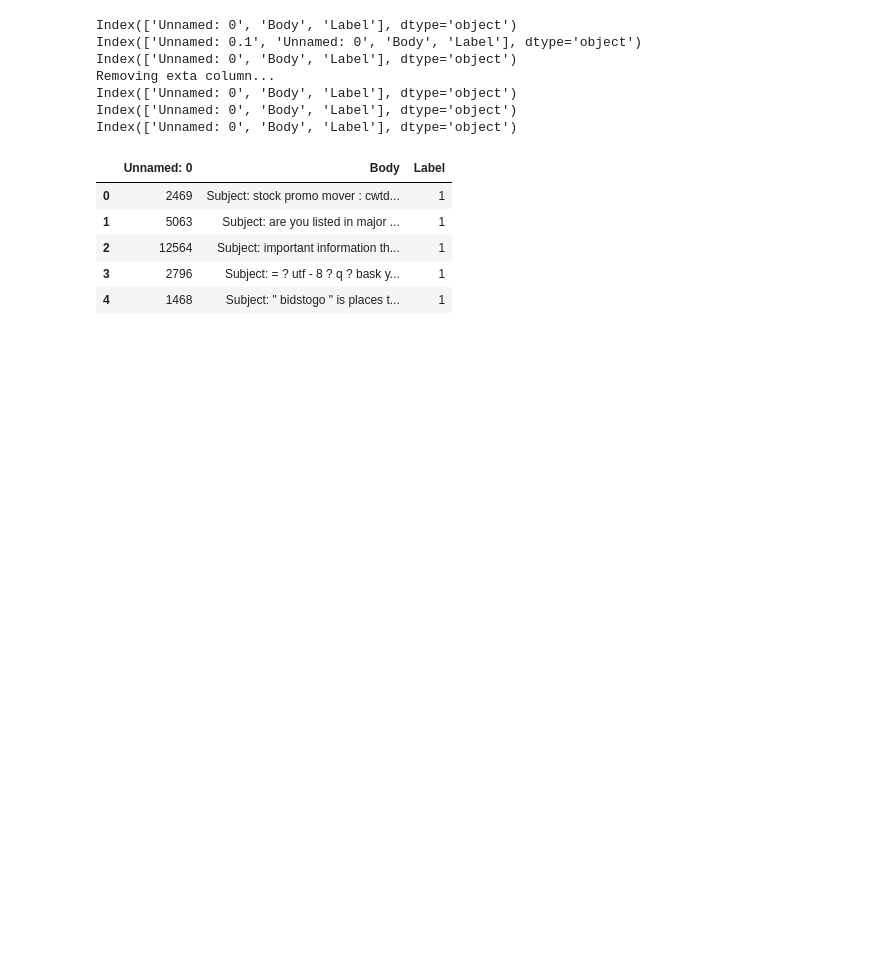
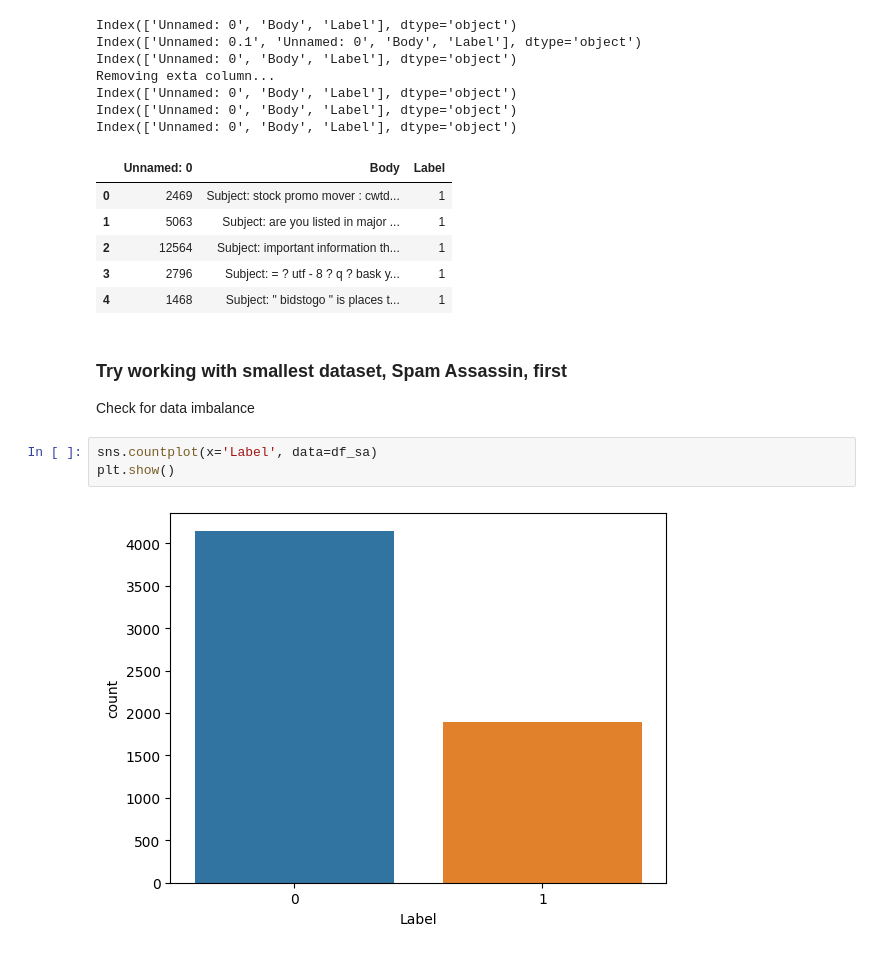
Before and after one commit to PopsicleMud/spam_detection, a Jupyter notebook: spam_detection.ipynb, the cells around one changed output. Saved outputs shown, nothing was run; the diff lists cells and outputs as text; blank space fills up the shorter version.

```diff
--- a/spam_detection.ipynb
+++ b/spam_detection.ipynb
@@ -86,3 +86,11 @@ Index(['Unnamed: 0', 'Body', 'Label'], dtype='object')
 | 2 | 12564 | Subject: important information th... | 1 |
 | 3 | 2796 | Subject: = ? utf - 8 ? q ? bask y... | 1 |
 | 4 | 1468 | Subject: " bidstogo " is places t... | 1 |
+# %% [markdown]
+### Try working with smallest dataset, Spam Assassin, first
+Check for data imbalance
+# %%
+sns.countplot(x='Label', data=df_sa)
+plt.show()
+# %% [output]
+[figure, added]
```
Also changed, not shown: parts of 16 cells of this notebook.
